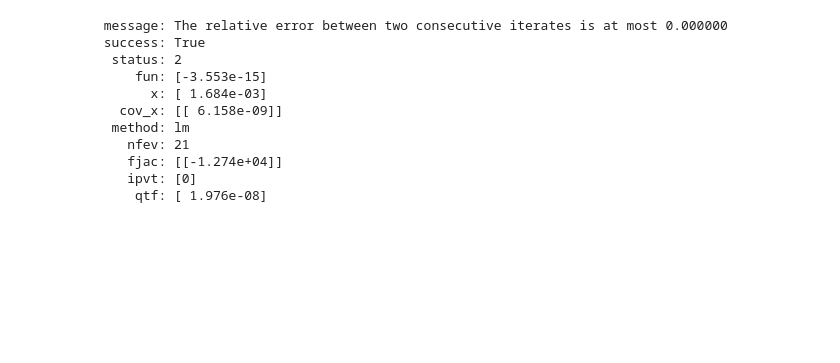
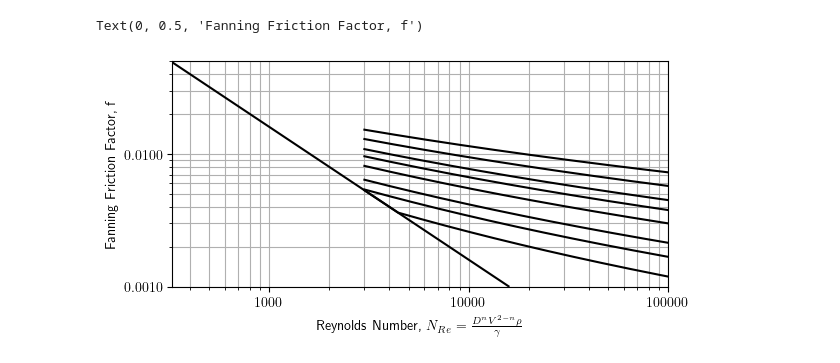
Before and after one commit to mtnorden/MetznerFrictionFactor, a Jupyter notebook: metznerFrictionFactor.ipynb, the cells around one changed output. Drawn from its saved outputs; the diff is of its cells as text; code cells hidden in the pictures; blank space fills up the shorter version.

Commit message:
Finished Metzner Plot

```diff
--- a/metznerFrictionFactor.ipynb
+++ b/metznerFrictionFactor.ipynb
@@ -5,18 +6,44 @@ from scipy.optimize import root
 # %%
-def fanningFrictionFactor(frictionFactor:float,reynolds:float,nPrime:float):
-    return np.log10(np.power(frictionFactor,1-(nPrime/2))) - np.sqrt(1/frictionFactor)
-
-sol = root(fanningFrictionFactor,.02,args=(10000,.1),method='lm')
-sol
+def fanningFrictionFactor(frictionFactor:float,reynolds,nPrime:float):
+    return ((4.0/np.power(nPrime,0.75))*np.log10(reynolds*np.power(frictionFactor,1-(nPrime/2)))) - (0.4 / (np.power(nPrime,1.2))) - np.sqrt(1/frictionFactor)
-# %% [output]
- message: The relative error between two consecutive iterates is at most 0.000000
- success: True
-  status: 2
-     fun: [-3.553e-15]
-       x: [ 1.684e-03]
-   cov_x: [[ 6.158e-09]]
-  method: lm
-    nfev: 21
-    fjac: [[-1.274e+04]]
-    ipvt: [0]
-     qtf: [ 1.976e-08]
+# %%
+fig1, ax1 = plt.subplots()
+
+turbulentReynoldsRange = np.logspace(3.477,5,1000)
+laminarReynoldsRange = np.logspace(2,4.2,1000)
+
+nRange = [2.0, 1.4, 1.0, 0.8, 0.6, 0.4, 0.3, 0.2]
+
+#plt.rc('text', usetex=True)
+
+for j in range(len(nRange)):
+    solVec = np.zeros(np.size(turbulentReynoldsRange))
+
+    for i in range(len(turbulentReynoldsRange)):
+        sol = root(fanningFrictionFactor,0.001,args=(turbulentReynoldsRange[i],nRange[j])).x
+        if sol < 16 / turbulentReynoldsRange[i]:
+            solVec[i] = 16 / turbulentReynoldsRange[i]
+        else:
+            solVec[i] = sol[0]
+    ax1.loglog(turbulentReynoldsRange,solVec,color='k')
+
+
+ax1.plot(laminarReynoldsRange,16/laminarReynoldsRange,color='k')
+
+plt.xlim((325,100000))
+plt.ylim((.001,.05))
+
+ax1.set_aspect(.666)
+
+ax1.grid(which='both')
+
+ax1.xaxis.set_major_formatter(tk.ScalarFormatter())
+ax1.yaxis.set_major_formatter(tk.ScalarFormatter())
+
+plt.rcParams['text.usetex'] = True
+
+ax1.set_xlabel(r'Reynolds Number, $N_{Re} = \frac{D^{n}V^{2-n}\rho}{\gamma}$')
+ax1.set_ylabel(r'Fanning Friction Factor, f')
+# %% [output]
+Text(0, 0.5, 'Fanning Friction Factor, f')
+[figure, added]
```
Also changed, not shown: parts of 1 cell of this notebook.
